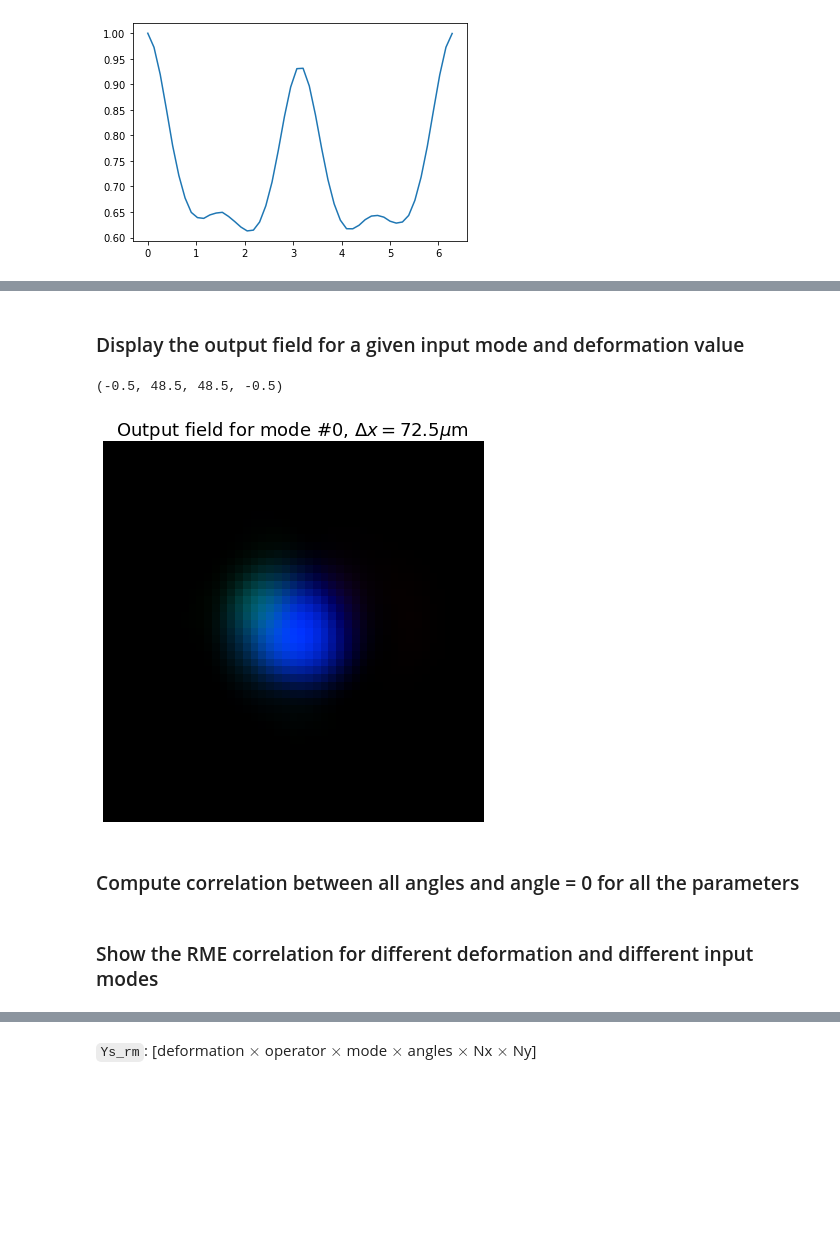
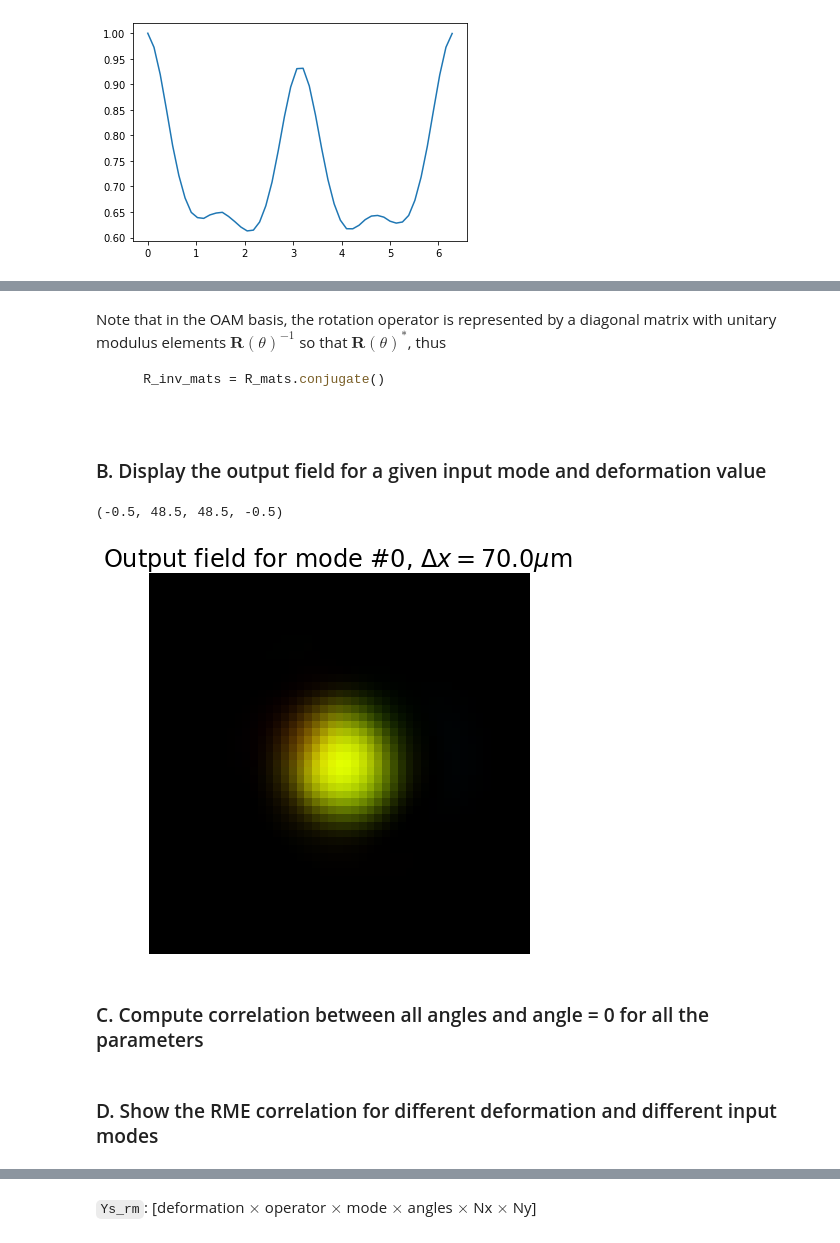
Before and after one commit to wavefrontshaping/article_RME_2023, a Jupyter notebook: RME_operators/RME_operator.ipynb, the cells around one changed output, grey strips where cells are left out. Cells and saved outputs as stored; diff of their text form; code cells hidden in the pictures; blank space fills up the shorter version.

````diff
--- a/RME_operators/RME_operator.ipynb
+++ b/RME_operators/RME_operator.ipynb
@@ -183,0 +16,14 @@ Corr_rnd = stack_correlation(Ys_rnd_p1, Y_rnd_ref)
+# %%
+DATA_PATH = "../Data/"
+
+# path to save images
+IMAGE_FOLDER = "../images"
+os.makedirs(IMAGE_FOLDER, exist_ok=True)
+
+
+def file_path(file_name):
+    return os.path.join(DATA_PATH, file_name)
+
+
+def image_path(file_name):
+    return os.path.join(IMAGE_FOLDER, file_name)
@@ -183,0 +34,9 @@ Corr_rnd = stack_correlation(Ys_rnd_p1, Y_rnd_ref)
+# %%
+REF_SIZE = 22
+TICK_SIZE = REF_SIZE
+LEGEND_SIZE = REF_SIZE - 4
+LABEL_SIZE = REF_SIZE + 2
+TITLE_SIZE = REF_SIZE + 2
+SMALL_TITLE_SIZE = REF_SIZE
+TINY_TITLE_SIZE = REF_SIZE - 4
+SUP_TITLE_SIZE = REF_SIZE + 6
@@ -211,4 +210,13 @@ and by an angle $-\theta$ in the output plane, so that we have
+# %% [markdown]
+Note that in the OAM basis, the rotation operator is represented by a diagonal matrix with unitary modulus elements $\mathbf{R}(\theta)^{-1}$ so that $\mathbf{R}(\theta)^*$,
+thus
+```python
+    R_inv_mats = R_mats.conjugate()
+
+```
 # %%
 # in the OAM mode basis, inverse of R = R.conjugate()
-Y_modes = np.einsum('aij,sjk,akl->slai', R_mats.conjugate(), TMs[press_indices], R_mats)
-Y_modes_pix = np.einsum('ijkl,lm->ijkm', Y_modes, Mout)
+Y_modes = np.einsum(
+    "aij,sjk,akl->slai", R_mats.conjugate(), TMs[deformation_indices, ...], R_mats
+)
+Y_modes_pix = np.einsum("ijkl,lm->ijkm", Y_modes, Mout)
@@ -217,22 +226,22 @@ Y_modes_ref = Y_modes[...,0,:]
 # %% [markdown]
-### Display the output field for a given input mode and deformation value
+### B. Display the output field for a given input mode and deformation value
 # %%
 ind_step = -1
 ind_mode = 0
-plt.figure(figsize = (7,7))
-plt.imshow(colorize(Y_modes_pix[ind_step, ind_mode, 0].reshape([N_out]*2)))
+plt.figure(figsize=(7, 7))
+plt.imshow(colorize(Y_modes_pix[ind_step, ind_mode, 0].reshape([N_out] * 2)))
 plt.title(
-    f'Output field for mode #{ind_mode}, $\Delta x = {D_x[ind_step]:.1f}\mu$m ',
-    fontsize = 18,
+    f"Output field for mode #{ind_mode}, $\Delta x = {Delta_x[ind_step]:.1f}\mu$m ",
+    fontsize=TITLE_SIZE,
 )
-plt.axis('off')
+plt.axis("off")
 # %% [output]
 (-0.5, 48.5, 48.5, -0.5)
-[figure, old version]
+[figure, new version]
 # %% [markdown]
-### Compute correlation between all angles and angle = 0 for all the parameters
+### C. Compute correlation between all angles and angle = 0 for all the parameters
 # %%
 Corr_modes = stack_correlation(Y_modes, Y_modes_ref)
 # %% [markdown]
-### Show the RME correlation for different deformation and different input modes
+### D. Show the RME correlation for different deformation and different input modes
 # %%
````
Also changed, not shown: parts of 100 cells of this notebook.
